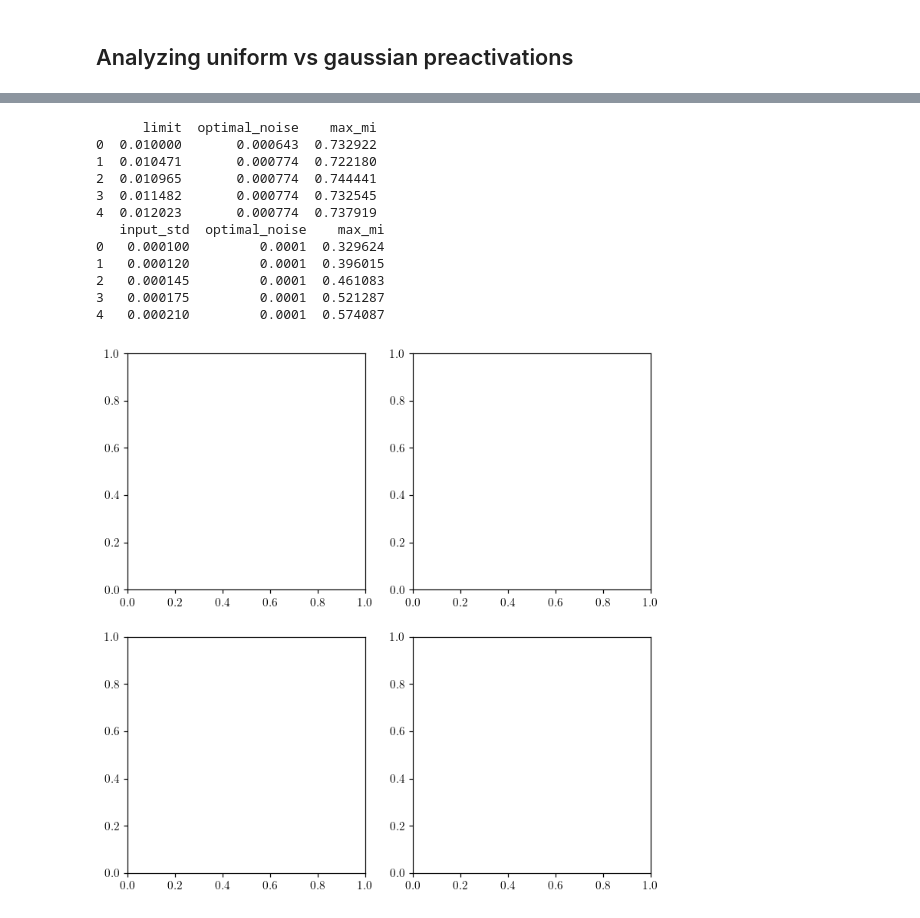
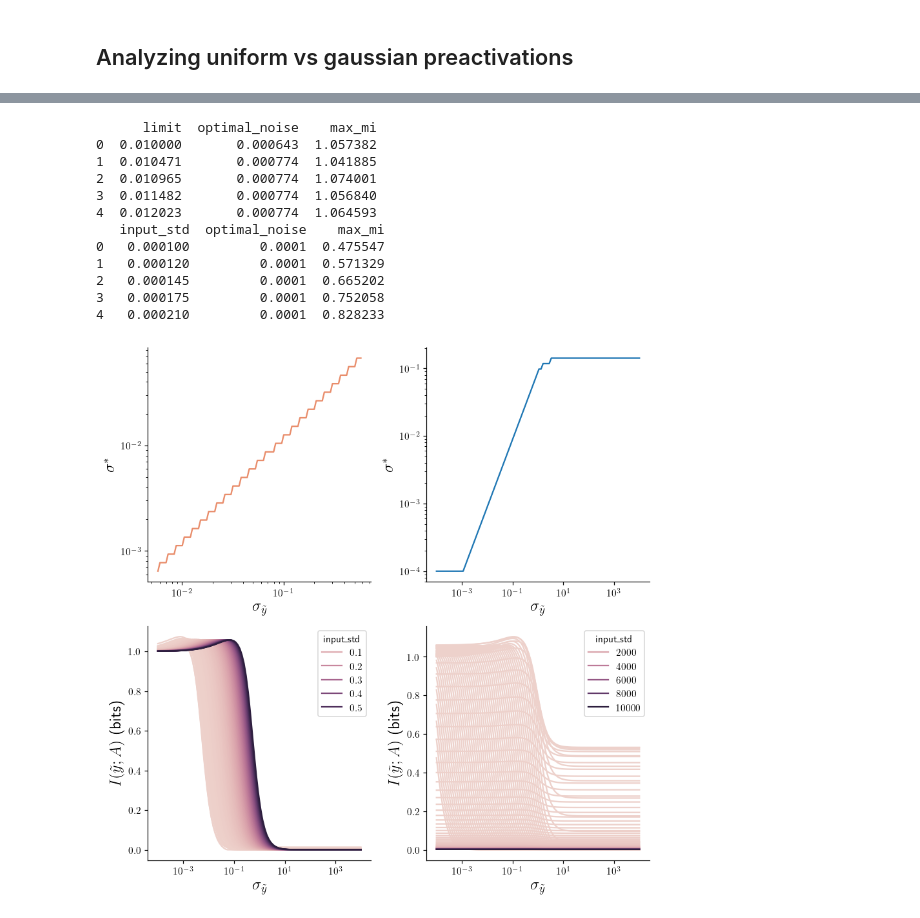
Before and after one commit to vjaltare/sawy, a Jupyter notebook: notebooks/optimal_noise_plotting.ipynb, the cells around one changed output, grey strips where cells are left out. Drawn from its saved outputs; the diff is of its cells as text; code cells hidden in the pictures.

```diff
--- a/notebooks/optimal_noise_plotting.ipynb
+++ b/notebooks/optimal_noise_plotting.ipynb
@@ -130,12 +130,21 @@ mi_gauss = pd.DataFrame(mi_gauss)
 
 mi_gauss.rename(columns={"sigma": "noise_std", "limit": "input_std"}, inplace=True)
 mi_uniform.rename(columns={"sigma": "noise_std"}, inplace=True)
-print(mi_gauss.head())
-print(mi_uniform.head())
 
 # cleaning up
 # make any small negative mi values zero
 mi_uniform["mi"] = mi_uniform["mi"].clip(lower=0)
 mi_gauss["mi"] = mi_gauss["mi"].clip(lower=0)
+
+# add a std column for uniform case
+mi_uniform["input_std"] = mi_uniform["limit"]*2/(jnp.sqrt(12))
+
+# convert mi to bits
+mi_uniform["mi"] = mi_uniform["mi"]/jnp.log(2)
+mi_gauss["mi"] = mi_gauss["mi"]/jnp.log(2)
+
+
+print(mi_gauss.head())
+print(mi_uniform.head())
 # %% [output]
    noise_std  input_std        mi       H_y  H_y_given_A
@@ -176,18 +185,50 @@ print(optimal_uniform.head())
 print(optimal_gauss.head())
 # %% [output]
       limit  optimal_noise    max_mi
-0  0.010000       0.000643  0.732922
-1  0.010471       0.000774  0.722180
-2  0.010965       0.000774  0.744441
-3  0.011482       0.000774  0.732545
-4  0.012023       0.000774  0.737919
+0  0.010000       0.000643  1.057382
+1  0.010471       0.000774  1.041885
+2  0.010965       0.000774  1.074001
+3  0.011482       0.000774  1.056840
+4  0.012023       0.000774  1.064593
    input_std  optimal_noise    max_mi
-0   0.000100         0.0001  0.329624
-1   0.000120         0.0001  0.396015
-2   0.000145         0.0001  0.461083
-3   0.000175         0.0001  0.521287
-4   0.000210         0.0001  0.574087
+0   0.000100         0.0001  0.475547
+1   0.000120         0.0001  0.571329
+2   0.000145         0.0001  0.665202
+3   0.000175         0.0001  0.752058
+4   0.000210         0.0001  0.828233
+# %%
+## adding the standard deviation column for uniform
+optimal_uniform["input_std"] = optimal_uniform["limit"]*2/(jnp.sqrt(12))
 # %%
 fig, ax = plt.subplots(2, 2, figsize=(8, 8), dpi=110)
+
+flare_pal = sns.color_palette("flare")
+# top row: optimal statistics of the noise
+ax[0,0].set_xscale("log", base=10)
+ax[0,0].set_yscale("log", base=10)
+sns.lineplot(data=optimal_uniform, x="input_std", y="optimal_noise", ax=ax[0,0], color=flare_pal[0])
+ax[0,1].set_xscale("log", base=10)
+ax[0,1].set_yscale("log", base=10)
+sns.lineplot(data=optimal_gauss, x="input_std", y="optimal_noise", ax=ax[0,1])
+
+for axs in [ax[0,0], ax[0,1]]:
+    axs.set_xlabel(r"$\sigma_{\tilde{y}}$", fontsize=16)
+    axs.set_ylabel(r"$\sigma^*$", fontsize=16)
+    # axs.tick_params(axis='both', which='major', labelsize=12)
+    # axs.grid(True, which='both', linestyle='--', linewidth=0.5, alpha=0.7)
+
+ax[1,0].set_xscale("log", base=10)
+sns.lineplot(data=mi_uniform, x="noise_std", y="mi", ax=ax[1,0], hue="input_std")
+ax[1,0].set_ylabel(r"$I(\tilde{y};A)$ (bits)", fontsize=16)
+ax[1,0].set_xlabel(r"$\sigma_{\tilde{y}}$", fontsize=16)
+
+ax[1,1].set_xscale("log", base=10)
+sns.lineplot(data=mi_gauss, x="noise_std", y="mi", ax=ax[1,1], hue="input_std")
+ax[1,1].set_ylabel(r"$I(\tilde{y};A)$ (bits)", fontsize=16)
+ax[1,1].set_xlabel(r"$\sigma_{\tilde{y}}$", fontsize=16)
+
+sns.despine()
+
+plt.tight_layout()
 # %% [output]
-[figure, old version]
+[figure, new version]
```
Also changed, not shown: parts of 1 cell of this notebook, 1 other file.
